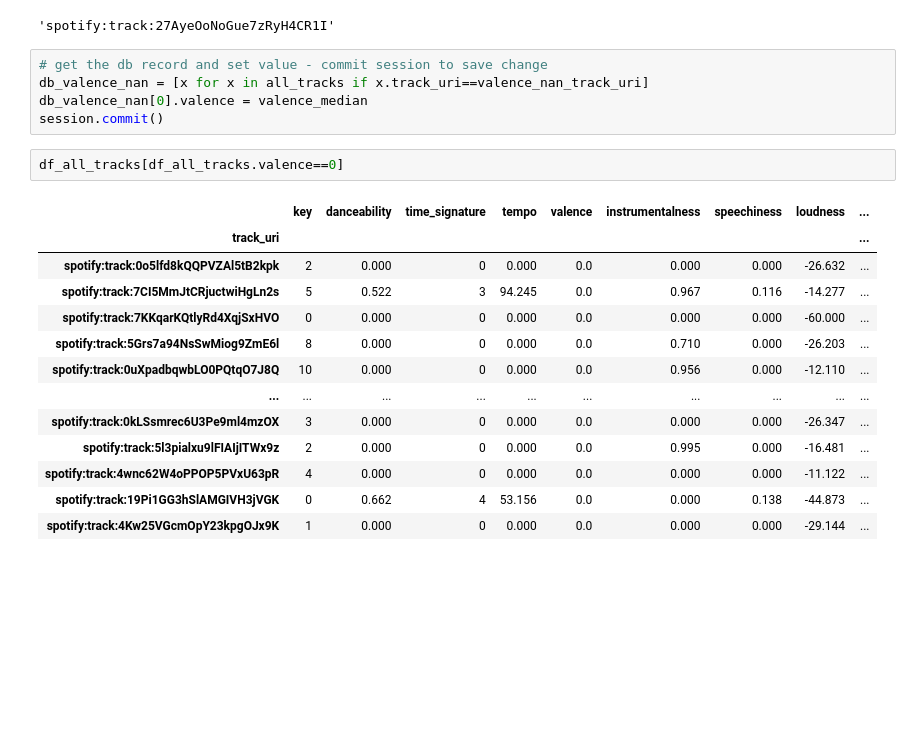
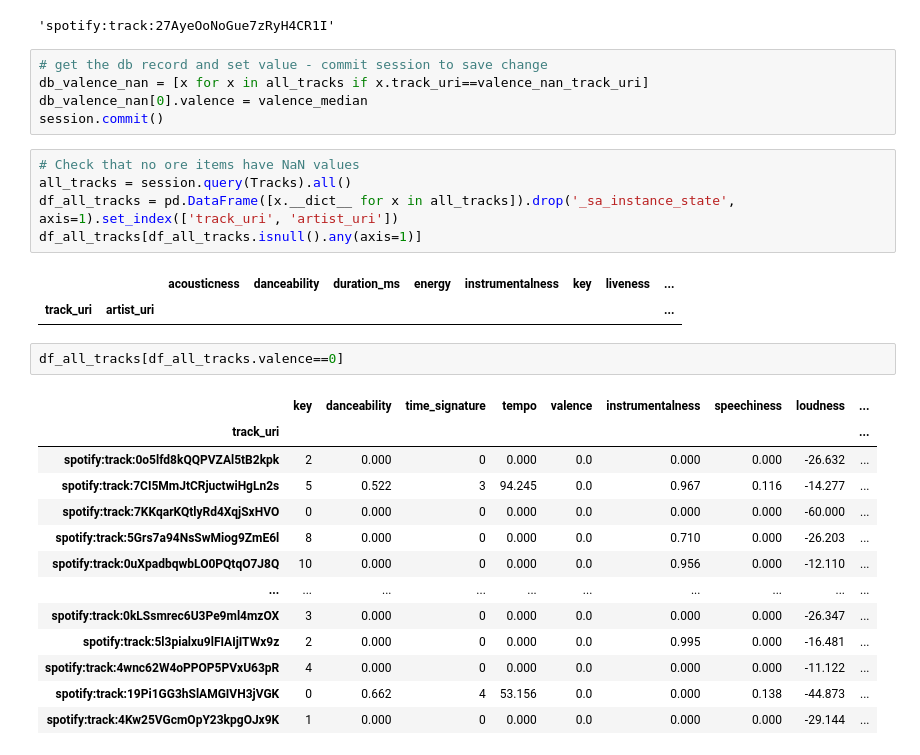
Before and after one commit to awgeezrick/CS109a_finalproject_group20, a Jupyter notebook: mark/DB_Load_and_Cleanup/Spotify_CleanUpDB.ipynb, the cells around one changed output. Cells and saved outputs as stored; diff of their text form; blank space fills up the shorter version.

```diff
--- a/mark/DB_Load_and_Cleanup/Spotify_CleanUpDB.ipynb
+++ b/mark/DB_Load_and_Cleanup/Spotify_CleanUpDB.ipynb
@@ -984,6 +1005,14 @@ valence_nan_track_uri
 db_valence_nan = [x for x in all_tracks if x.track_uri==valence_nan_track_uri]
 db_valence_nan[0].valence = valence_median
 session.commit()
+# %%
+# Check that no ore items have NaN values
+all_tracks = session.query(Tracks).all()
+df_all_tracks = pd.DataFrame([x.__dict__ for x in all_tracks]).drop('_sa_instance_state', axis=1).set_index(['track_uri', 'artist_uri'])
+df_all_tracks[df_all_tracks.isnull().any(axis=1)]
+# %% [output]
+|  |  | acousticness | danceability | duration_ms | energy | instrumentalness | key | liveness | ... |
+| track_uri | artist_uri |  |  |  |  |  |  |  | ... |
 # %%
 df_all_tracks[df_all_tracks.valence==0]
 # %% [output]
```
Also changed, not shown: parts of 15 cells of this notebook, 10 other files.
